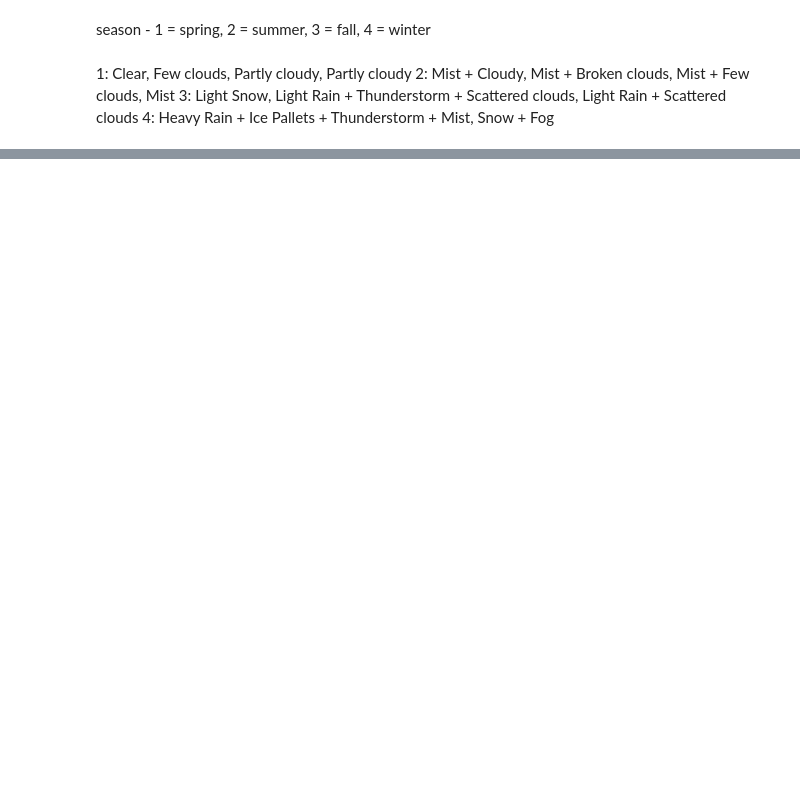
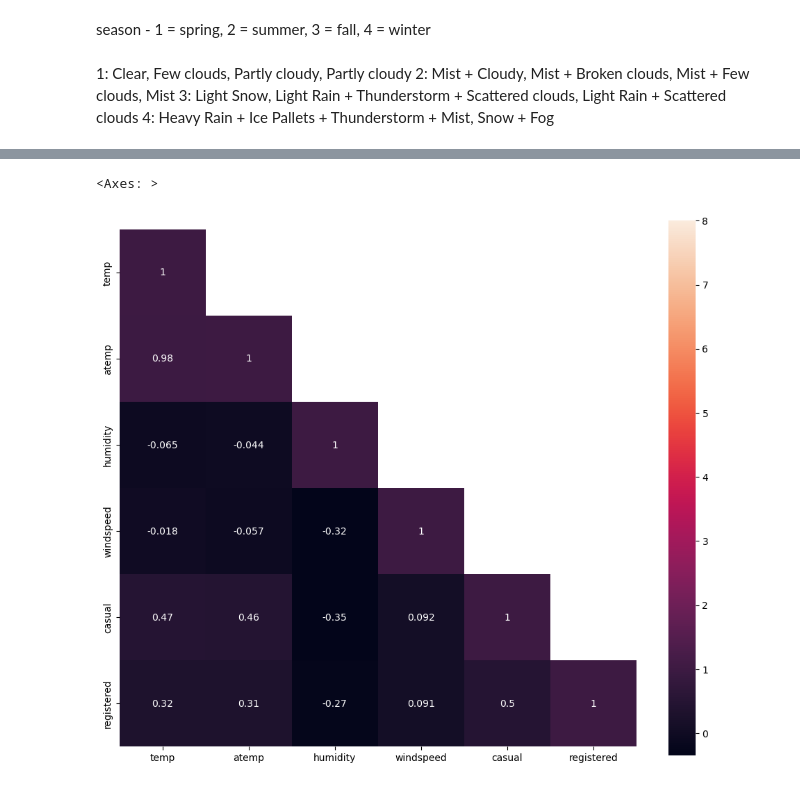
Before and after one commit to manishbhatia7/kaggle, a Jupyter notebook: Competition Datasets/Bike Sharing Demand/BikeSharing.ipynb, the cells around one changed output, grey strips where cells are left out. Cells and saved outputs as stored; diff of their text form; code cells hidden in the pictures; blank space fills up the shorter version.

```diff
--- a/Competition Datasets/Bike Sharing Demand/BikeSharing.ipynb
+++ b/Competition Datasets/Bike Sharing Demand/BikeSharing.ipynb
@@ -157,0 +232,10 @@ memory usage: 756.4+ KB
+# %%
+corrMatt=train[['temp','atemp','humidity','windspeed','casual','registered']].corr()
+mask=np.array(corrMatt)
+mask[np.tril_indices_from(mask)]=False
+fig,ax=plt.subplots()
+fig.set_size_inches(12,10)
+sn.heatmap(corrMatt,mask=mask,vmax=8,square=True,annot=True)
+# %% [output]
+<Axes: >
+[figure, added]
```
Also changed, not shown: parts of 11 cells of this notebook.
